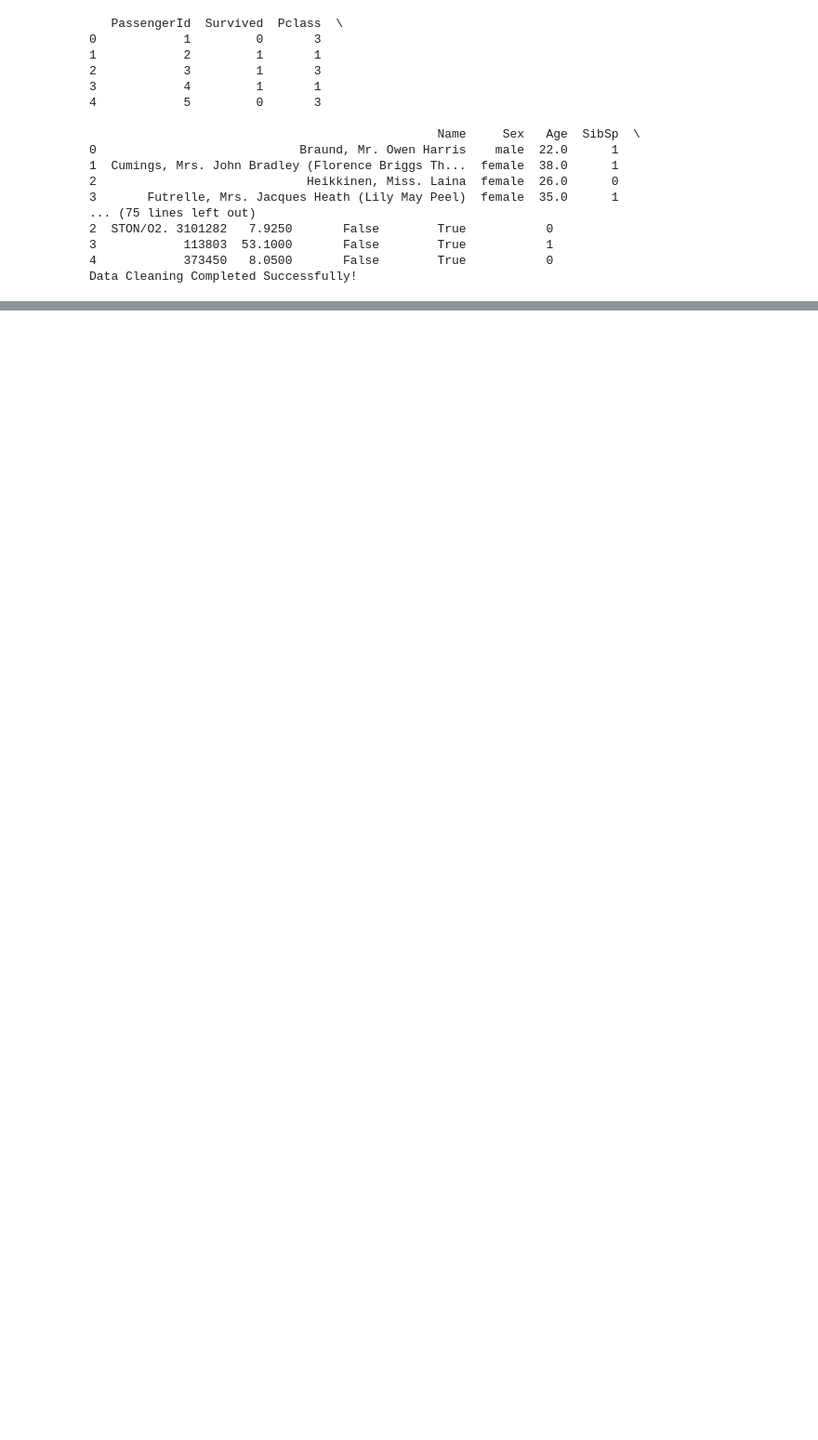
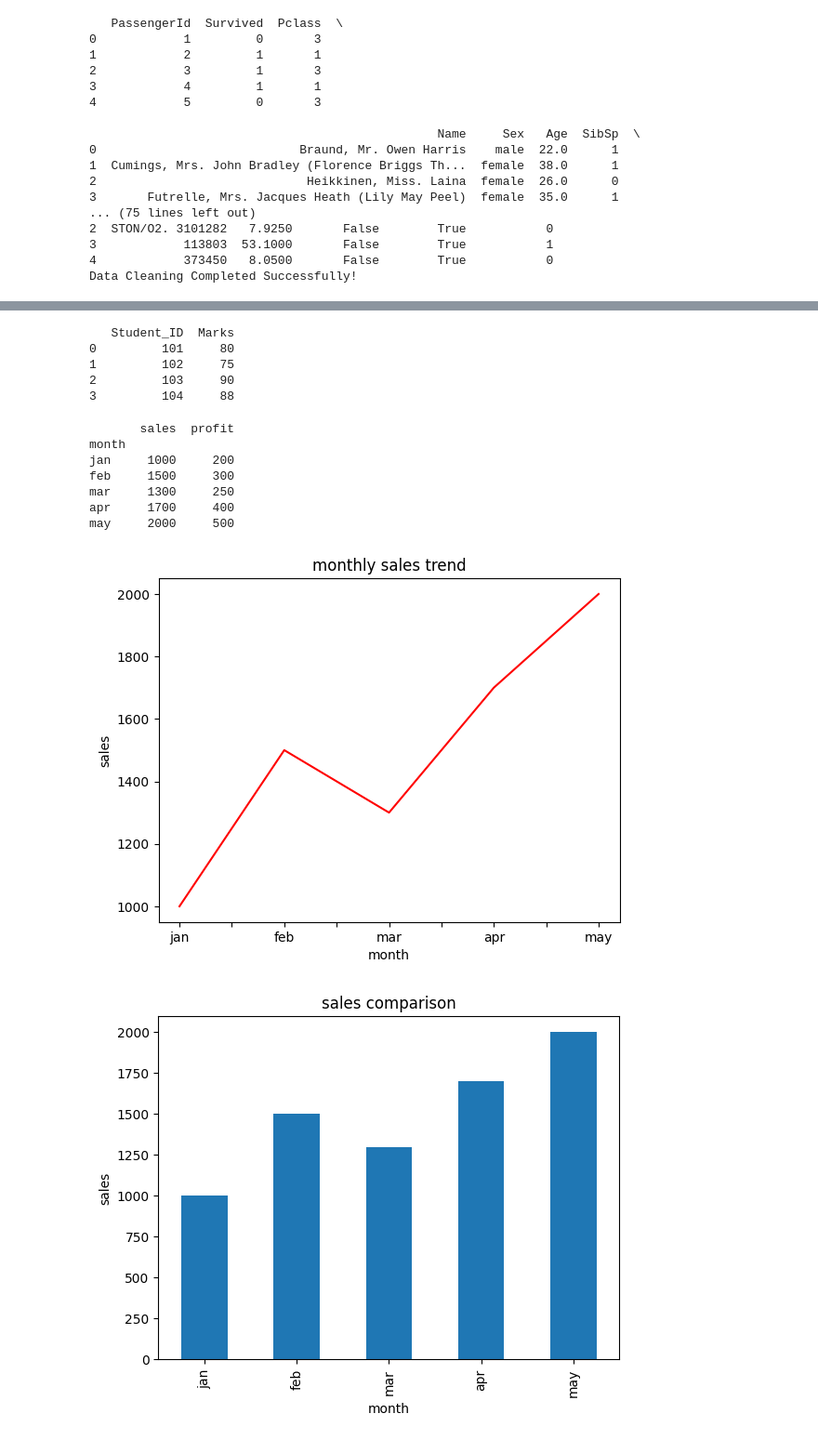
Before and after one commit to Shreya036/Shreya, a Jupyter notebook: prgm.ipynb, the cells around one changed output, grey strips where cells are left out. Shown at 93% size. Cells and saved outputs as stored; diff of their text form; code cells hidden in the pictures; blank space fills up the shorter version.

```diff
--- a/prgm.ipynb
+++ b/prgm.ipynb
@@ -534,0 +664,63 @@ Data Cleaning Completed Successfully!
+# %%
+import pandas as pd
+marks_2025 = pd.DataFrame({
+    "Student_ID": [101, 102],
+    "Marks": [80, 75]
+})
+
+marks_2026 = pd.DataFrame({
+    "Student_ID": [103, 104],
+    "Marks": [90, 88]
+})
+
+result = pd.concat([marks_2025, marks_2026], ignore_index=True)
+print(result)
+# %% [output]
+   Student_ID  Marks
+0         101     80
+1         102     75
+2         103     90
+3         104     88
+# %%
+import pandas as pd
+import matplotlib .pyplot as plt
+data={"month":["jan","feb","mar","apr","may"],
+      "sales":[1000,1500,1300,1700,2000],
+      "profit":[200,300,250,400,500]}
+df=pd.DataFrame(data)
+df.set_index("month",inplace=True)
+print(df)
+
+df["sales"].plot(kind="line",color="red")
+plt.title("monthly sales trend")
+plt.xlabel("month")
+plt.ylabel("sales")
+plt.show()
+
+
+df["sales"].plot(kind="bar")
+plt.title("sales comparison")
+plt.xlabel("month")
+plt.ylabel("sales")
+plt.show
+
+df.plot(kind="bar")
+plt.show()
+
+df["sales"].plot(kind="hist",bins=5)
+plt.title("sales distribution")
+plt.show()
+df["sales"].plot(color="red")
+plt.legend()
+plt.show()
+plt.grid(True)
+# %% [output]
+       sales  profit
+month
+jan     1000     200
+feb     1500     300
+mar     1300     250
+apr     1700     400
+may     2000     500
+[figure, added]
+[figure, added]
```
Also changed, not shown: parts of 57 cells of this notebook, 11 other files.
